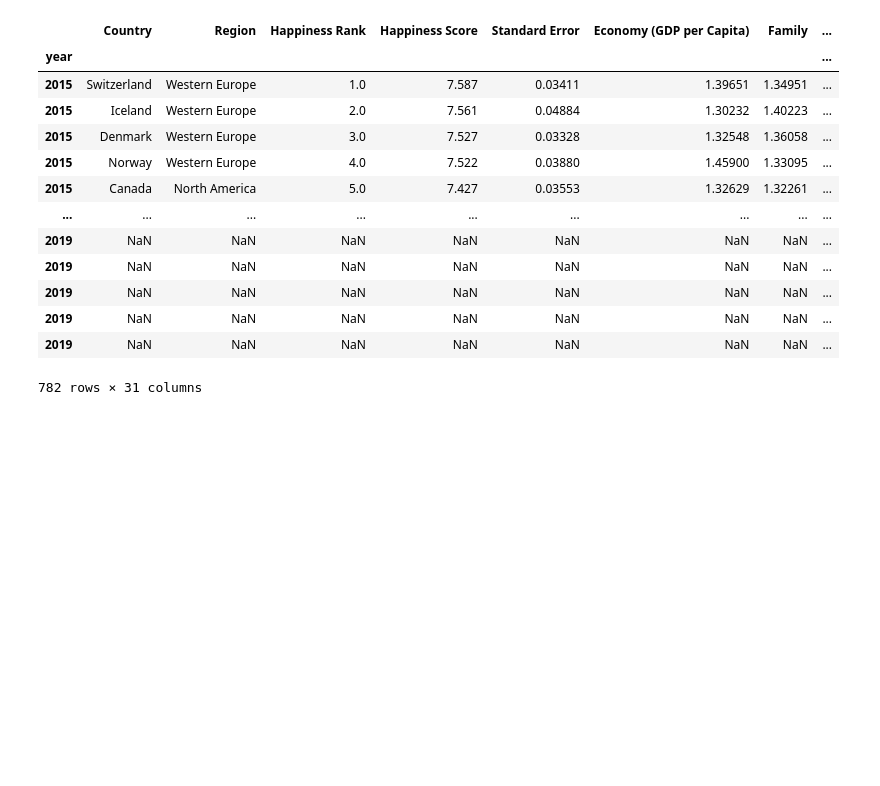
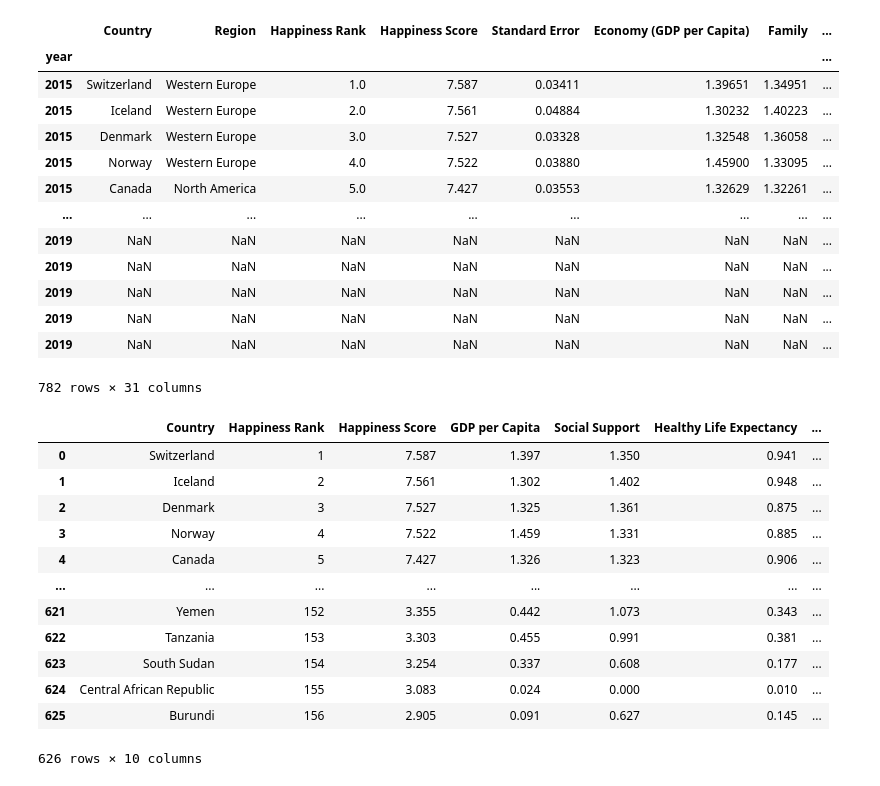
Before and after one commit to ty875/CSE351_WorldHappiness, a Jupyter notebook: world_happiness.ipynb, the cells around one changed output. Saved outputs shown, nothing was run; the diff lists cells and outputs as text; code cells hidden in the pictures; blank space fills up the shorter version.

```diff
--- a/world_happiness.ipynb
+++ b/world_happiness.ipynb
@@ -56,61 +57,67 @@ data.set_index(data['year'])
 | 2019 | NaN | NaN | NaN | NaN | NaN | NaN | NaN | ... |
 782 rows × 31 columns
 # %%
-import pandas as pd
+
+
 df_2015 = pd.read_csv('./data/2015.csv')
 df_2016 = pd.read_csv('./data/2016.csv')
 df_2017 = pd.read_csv('./data/2017.csv')
 df_2018 = pd.read_csv('./data/2018.csv')
 
-def standardize_columns(df):
+def standardize_columns(df, year):
     df.columns = df.columns.str.replace('.', ' ').str.strip()
     df.rename(columns=standard_columns, inplace=True)
+    df['Year'] = year
     return df
-
 standard_columns = {
     'Country or region': 'Country',
     'Overall rank': 'Happiness Rank',
     'Score': 'Happiness Score',
-    'Happiness Rank': 'Happiness Rank',
     'Happiness Score': 'Happiness Score',
-    'Happiness.Rank': 'Happiness Rank',
-    'Happiness.Score': 'Happiness Score',
     'Economy (GDP per Capita)': 'GDP per Capita',
-    'Economy..GDP.per.Capita.': 'GDP per Capita',
     'Economy  GDP per Capita': 'GDP per Capita',
     'GDP per capita': 'GDP per Capita',
     'Family': 'Social Support',
     'Social support': 'Social Support',
     'Health (Life Expectancy)': 'Healthy Life Expectancy',
-    'Health..Life.Expectancy.': 'Healthy Life Expectancy',
     'Health  Life Expectancy': 'Healthy Life Expectancy',
     'Healthy life expectancy': 'Healthy Life Expectancy',
     'Freedom': 'Freedom to Make Life Choices',
     'Freedom to make life choices': 'Freedom to Make Life Choices',
     'Trust (Government Corruption)': 'Perceptions of Corruption',
-    'Trust..Government.Corruption.': 'Perceptions of Corruption',
     'Trust  Government Corruption': 'Perceptions of Corruption',
     'Perceptions of corruption': 'Perceptions of Corruption',
-    'Generosity': 'Generosity',
-    'Dystopia Residual': 'Dystopia Residual'
 }
 
-df_2015 = standardize_columns(df_2015)
-df_2016 = standardize_columns(df_2016)
-df_2017 = standardize_columns(df_2017)
-df_2018 = standardize_columns(df_2018)
+df_2015 = standardize_columns(df_2015,2015)
+df_2016 = standardize_columns(df_2016,2016)
+df_2017 = standardize_columns(df_2017,2017)
+df_2018 = standardize_columns(df_2018,2018)
 common_cols = ['Country', 'Happiness Rank', 'Happiness Score', 'GDP per Capita', 'Social Support',
-               'Healthy Life Expectancy', 'Freedom to Make Life Choices', 'Perceptions of Corruption', 'Generosity']
+               'Healthy Life Expectancy', 'Freedom to Make Life Choices', 'Perceptions of Corruption', 'Generosity', 'Year']
 df_2015 = df_2015[common_cols]
 df_2016 = df_2016[common_cols]
 df_2017 = df_2017[common_cols]
 df_2018 = df_2018[common_cols]
 df_merged = pd.concat([df_2015, df_2016, df_2017, df_2018], ignore_index=True)
 
-for column in ['Happiness Rank', 'Happiness Score', 'GDP per Capita', 'Social Support',
-               'Healthy Life Expectancy', 'Freedom to Make Life Choices', 'Perceptions of Corruption', 'Generosity']:
+for column in common_cols[1:-1]:
     if df_merged[column].isnull().any():
         df_merged[column].fillna(df_merged[column].mean(), inplace=True)
 for column in common_cols[1:]:
     df_merged[column] = df_merged[column].round(3)
 df_merged
+# %% [output]
+|  | Country | Happiness Rank | Happiness Score | GDP per Capita | Social Support | Healthy Life Expectancy | ... |
+| 0 | Switzerland | 1 | 7.587 | 1.397 | 1.350 | 0.941 | ... |
+| 1 | Iceland | 2 | 7.561 | 1.302 | 1.402 | 0.948 | ... |
+| 2 | Denmark | 3 | 7.527 | 1.325 | 1.361 | 0.875 | ... |
+| 3 | Norway | 4 | 7.522 | 1.459 | 1.331 | 0.885 | ... |
+| 4 | Canada | 5 | 7.427 | 1.326 | 1.323 | 0.906 | ... |
+| ... | ... | ... | ... | ... | ... | ... | ... |
+| 621 | Yemen | 152 | 3.355 | 0.442 | 1.073 | 0.343 | ... |
+| 622 | Tanzania | 153 | 3.303 | 0.455 | 0.991 | 0.381 | ... |
+| 623 | South Sudan | 154 | 3.254 | 0.337 | 0.608 | 0.177 | ... |
+| 624 | Central African Republic | 155 | 3.083 | 0.024 | 0.000 | 0.010 | ... |
+| 625 | Burundi | 156 | 2.905 | 0.091 | 0.627 | 0.145 | ... |
+626 rows × 10 columns
```
Also changed, not shown: parts of 2 cells of this notebook, 2 other files.
